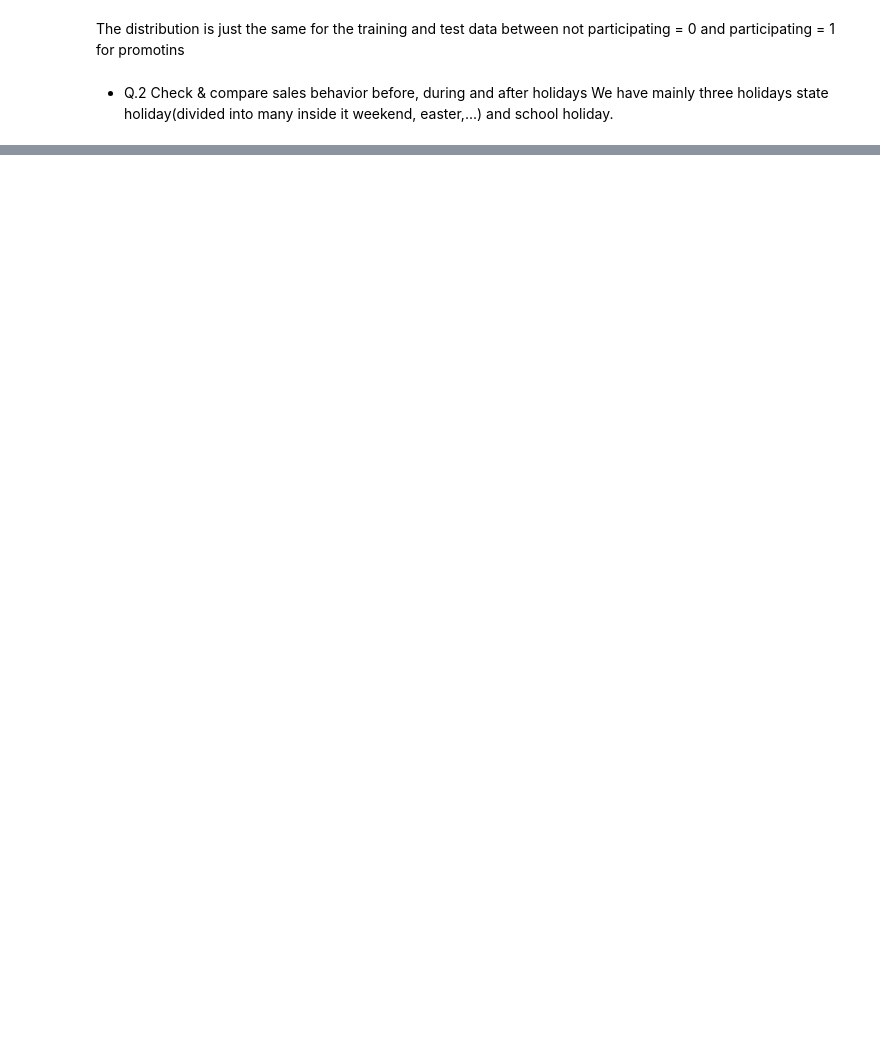
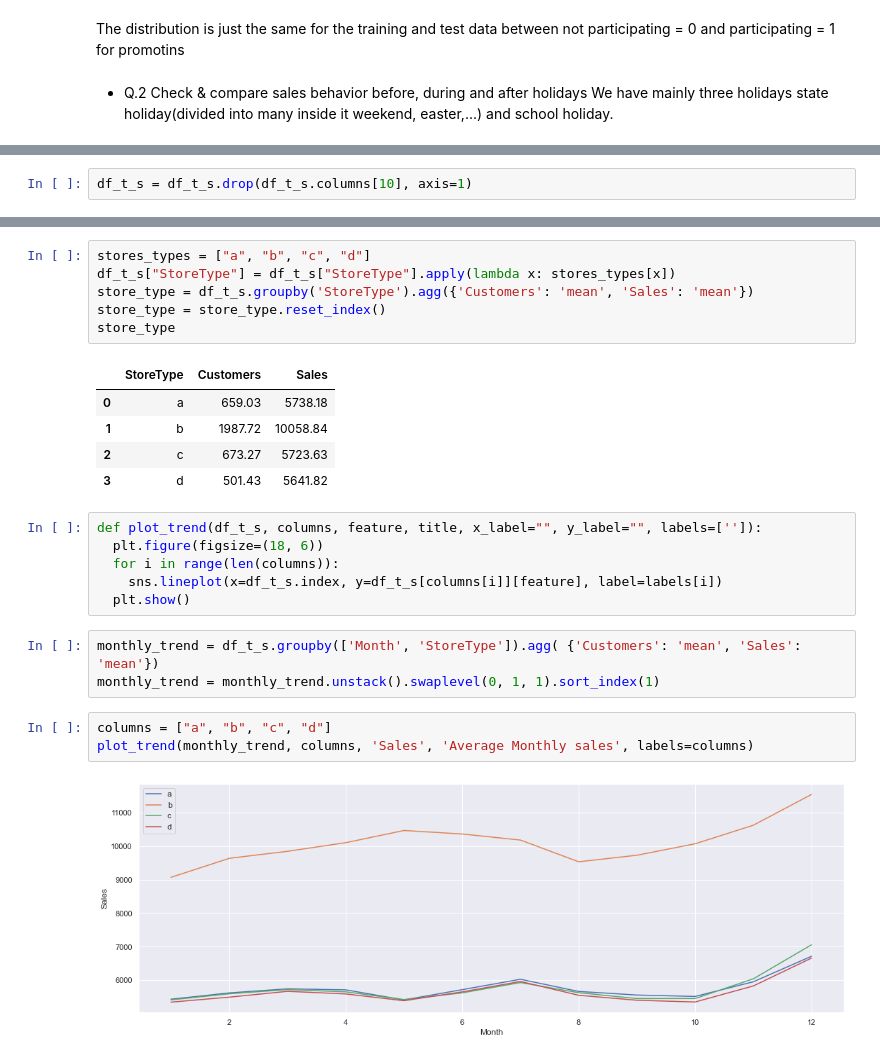
Before and after one commit to rafaesam/pharmaceutical_sales_prediction, a Jupyter notebook: notebooks/exploratory_data_analysis.ipynb, the cells around one changed output, grey strips where cells are left out. Saved outputs shown, nothing was run; the diff lists cells and outputs as text; blank space fills up the shorter version.

```diff
--- a/notebooks/exploratory_data_analysis.ipynb
+++ b/notebooks/exploratory_data_analysis.ipynb
@@ -50,0 +98,2 @@ s_h_train
+# %%
+df_t_s = df_t_s.drop(df_t_s.columns[10], axis=1)
@@ -50,0 +132,26 @@ s_h_train
+# %%
+stores_types = ["a", "b", "c", "d"]
+df_t_s["StoreType"] = df_t_s["StoreType"].apply(lambda x: stores_types[x])
+store_type = df_t_s.groupby('StoreType').agg({'Customers': 'mean', 'Sales': 'mean'})
+store_type = store_type.reset_index()
+store_type
+# %% [output]
+|  | StoreType | Customers | Sales |
+| 0 | a | 659.03 | 5738.18 |
+| 1 | b | 1987.72 | 10058.84 |
+| 2 | c | 673.27 | 5723.63 |
+| 3 | d | 501.43 | 5641.82 |
+# %%
+def plot_trend(df_t_s, columns, feature, title, x_label="", y_label="", labels=['']):
+  plt.figure(figsize=(18, 6))
+  for i in range(len(columns)):
+    sns.lineplot(x=df_t_s.index, y=df_t_s[columns[i]][feature], label=labels[i])
+  plt.show()
+# %%
+monthly_trend = df_t_s.groupby(['Month', 'StoreType']).agg( {'Customers': 'mean', 'Sales': 'mean'})
+monthly_trend = monthly_trend.unstack().swaplevel(0, 1, 1).sort_index(1)
+# %%
+columns = ["a", "b", "c", "d"]
+plot_trend(monthly_trend, columns, 'Sales', 'Average Monthly sales', labels=columns)
+# %% [output]
+[figure, added]
```
Also changed, not shown: parts of 9 cells of this notebook, 1 other file.
